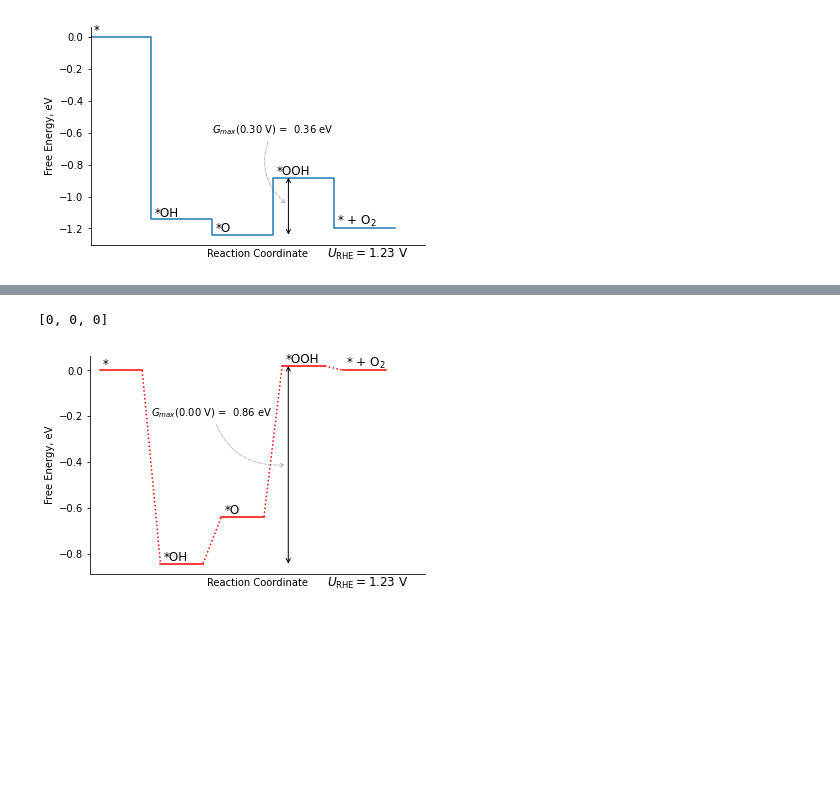
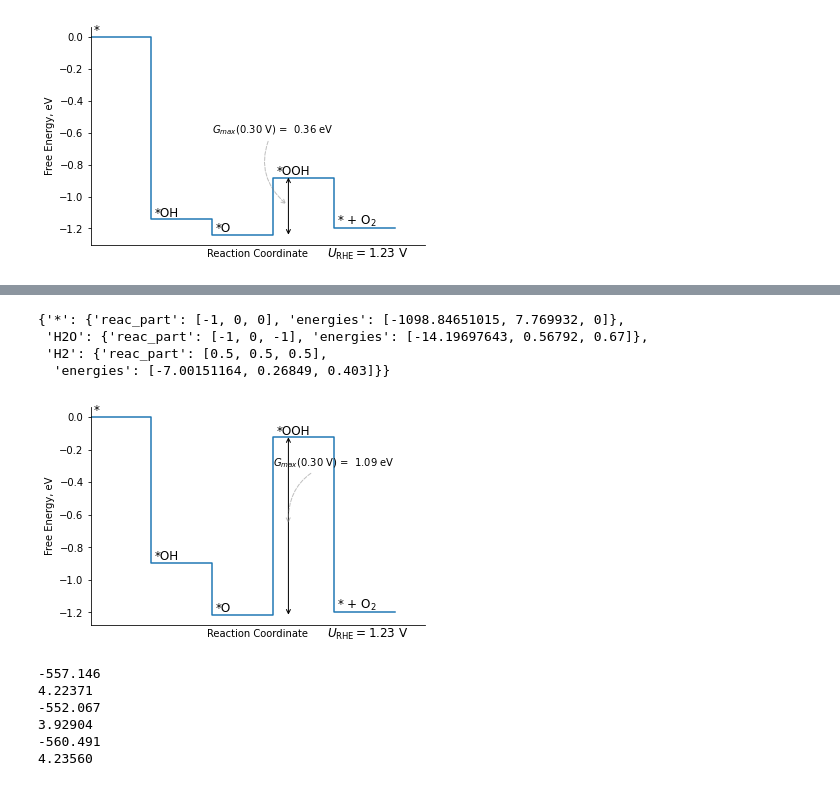
Before and after one commit to Chiekurabols/electrochemical-tools, a Jupyter notebook: jupyter_notebooks/electrochemical_tools.ipynb, the cells around one changed output, grey strips where cells are left out. Saved outputs shown, nothing was run; the diff lists cells and outputs as text; code cells hidden in the pictures; blank space fills up the shorter version.

```diff
--- a/jupyter_notebooks/electrochemical_tools.ipynb
+++ b/jupyter_notebooks/electrochemical_tools.ipynb
@@ -15,7 +17,8 @@ class ec_reaction:
         tds=None,
         dg=None,
         symfac=1,
-        refel="RHE"
+        refel="RHE",
+        dirlabels=None,
     ):
 
         # placeholder reminder that multiple checks are necessary
@@ -38,6 +41,11 @@ class ec_reaction:
             self.dg = self._calc_dg_zero(self.edft, self.zpe, self.tds, self.reactants, self.symfac)
         else:
             self.dg = dg
+
+        if dirlabels is None:
+            self.dirlabels = [re.sub(r'[^A-Za-z0-9]+', '', s) for s in labels[1:-1]]
+        else:
+            self.dirlabels = dirlabels
 
     @classmethod
     def auto_read(cls):
@@ -458,11 +463,34 @@ print(test_mxenes_oer.calc_gmax(op=0))
 # %%
-test_mxenes_oer_3 = test_mxenes_cls(
-    edft=[0, 0, 0],
-    zpe=[0, 0, 0],
-    dg=test_mxenes_oer_2.dg
-)
-test_factory.g_plot_gmax(op=0, custom_coord=(1, -0.2), trapezo=True, color='red')
-print(test_mxenes_oer_3.edft)
+# test_mxenes_oer_3 = test_mxenes_cls(
+#     edft=[0, 0, 0],
+#     zpe=[0, 0, 0],
+#     dg=test_mxenes_oer_2.dg
+# )
+# test_factory.g_plot_gmax(op=0, custom_coord=(1, -0.2), trapezo=True, color='red')
+# print(test_mxenes_oer_3.edft)
-# %% [output]
-[0, 0, 0]
-[figure, removed]
+# %%
+test_inheritance.reactants
+# %% [output]
+{'*': {'reac_part': [-1, 0, 0], 'energies': [-1098.84651015, 7.769932, 0]},
+ 'H2O': {'reac_part': [-1, 0, -1], 'energies': [-14.19697643, 0.56792, 0.67]},
+ 'H2': {'reac_part': [0.5, 0.5, 0.5],
+  'energies': [-7.00151164, 0.26849, 0.403]}}
+# %%
+pn_reducedcell = construct_ec_own(
+    oer_factory,
+    {
+        "*": [-546.65805701, 3.8368134, 0],
+        "H2O": [-14.19697643, 0.56792, 0.67],
+        "H2": [-7.00151164, 0.26849, 0.403]
+    }
+)
+
+pn_rc_test = pn_reducedcell(
+    edft = [-557.14609529, -552.06665085, -560.49071465],
+    zpe = [4.2287139, 3.9290382, 4.2407822]
+)
+
+test_inheritance.edft
+pn_rc_test.g_plot_gmax(op=0.3)
+# %% [output]
+[figure, added]
@@ -468,0 +528,24 @@ print(test_mxenes_oer_3.edft)
+# %%
+pn_rc_test.dirlabels
+
+wd = "/Users/msokolov/PhD/pentlandites/calc/7_reduced_cell/"
+for label in pn_rc_test.dirlabels:
+    for line in read_reverse_order(os.path.join(wd, label, "OUTCAR")):
+        if re.search("sigma", line):
+            print(f'{float(line.split()[-1]):.3f}')
+            break
+
+    with open(os.path.join(wd, label, "zpe", "OUTCAR")) as outcar:
+        zpe_energy = 0.
+        for line in outcar:
+            if re.search("f\s*=", line):
+                zpe_energy += float(line.split()[-2])
+        zpe_energy = zpe_energy / 2000
+        print(f"{zpe_energy:.5f}")
+# %% [output]
+-557.146
+4.22371
+-552.067
+3.92904
+-560.491
+4.23560
```
Also changed, not shown: parts of 4 cells of this notebook, 2 other files.
